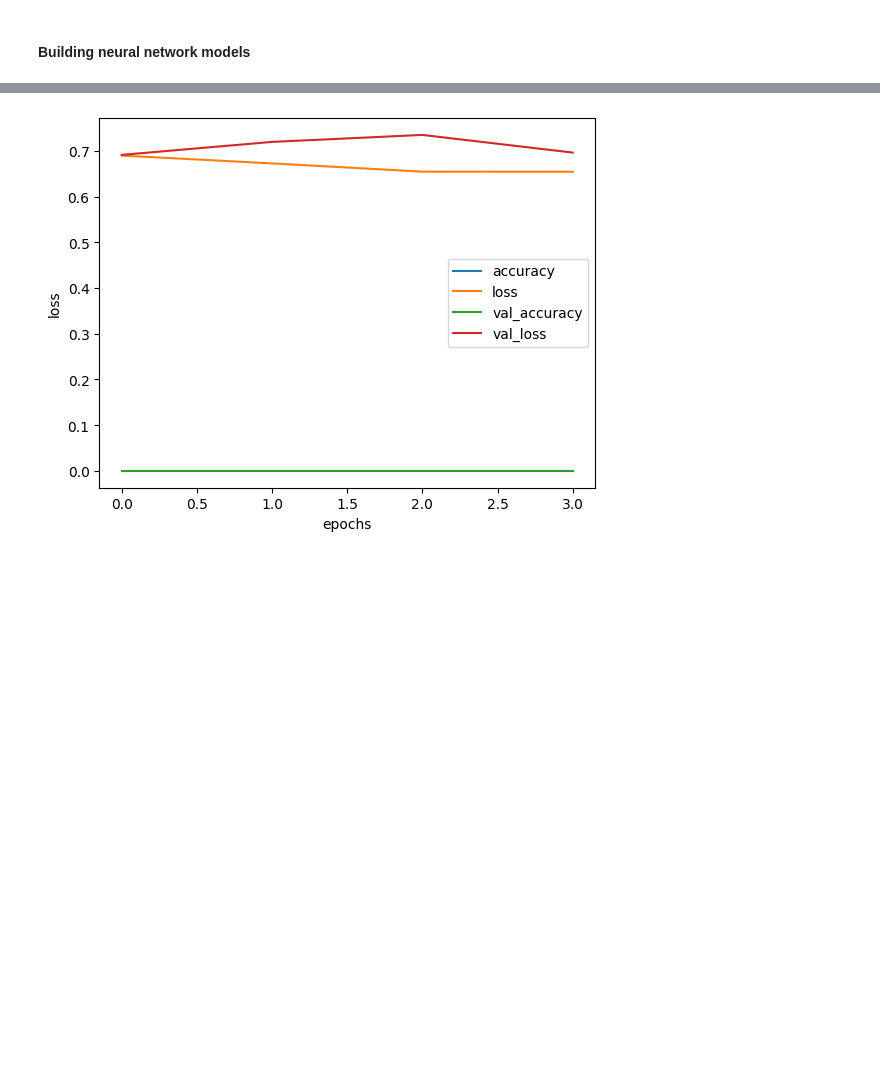
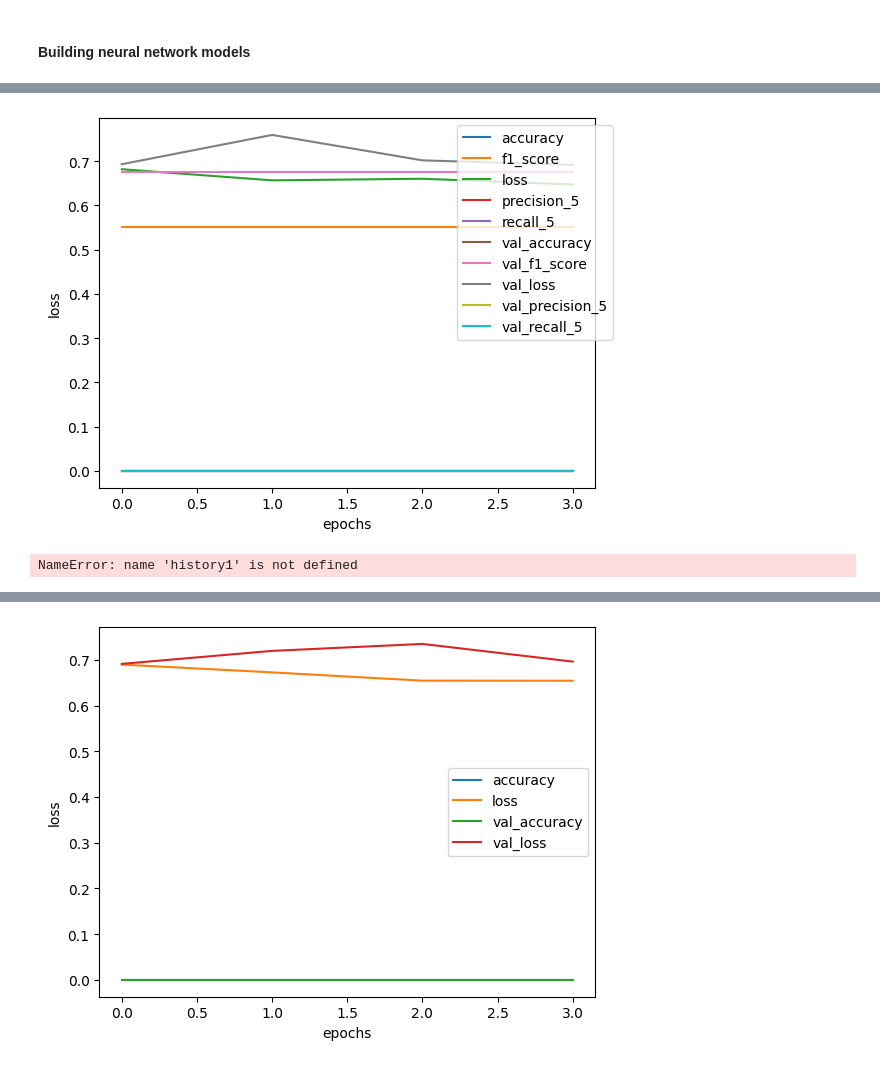
Before and after one commit to Yosef-ft/FraudDetection, a Jupyter notebook: notebooks/Model_training.ipynb, the cells around one changed output, grey strips where cells are left out. Drawn from its saved outputs; the diff is of its cells as text; code cells hidden in the pictures; blank space fills up the shorter version.

Commit message:
Notebook for training traditional models using fraud dataset

```diff
--- a/notebooks/Model_training.ipynb
+++ b/notebooks/Model_training.ipynb
@@ -85,5 +86,5 @@ boosting_model = GradientBoostingClassifier()
 mlp_model = MLPClassifier()
 
 for model in [lr_model, tree_model, forest_model, boosting_model, mlp_model]:
-    model_utils.best_model(X_train_fraud[:100], y_train_fraud[:100], X_val_fraud[:100], y_val_fraud[:100], model, False)
+    model_utils.best_model(X_train_fraud, y_train_fraud, X_val_fraud, y_val_fraud, model, False)
 # %% [output]
@@ -118,2 +109,40 @@ for model in [lr_model, tree_model, forest_model, boosting_model, mlp_model]:
 # %% [markdown]
 #### Building neural network models
+# %%
+def train_neurals(model_name: str,X_train, y_train, X_val,y_val ,credit= False):
+    mlflow.set_tracking_uri("http://127.0.0.1:5000")
+
+    time = datetime.now().strftime("%Y-%m-%d_%H-%M-%S")
+    cp = ModelCheckpoint(f'../Models/{model_name}_model_{time}.keras', save_best_only=True)
+    callback = EarlyStopping(monitor='val_accuracy', patience=3)
+
+    input_shape = (30,1) if credit else (203,1)
+    mlflow.set_experiment("creditCard_Models") if credit else mlflow.set_experiment("Fraud_Models")
+
+    if model_name == 'LSTM':
+
+        model = Sequential()
+        model.add(InputLayer(input_shape=input_shape))
+        model.add(LSTM(64, activation='tanh', return_sequences=False))
+        model.add(Dense(8, activation='relu'))
+        model.add(Dense(1, activation='sigmoid'))
+
+        model.compile(
+            loss=BinaryCrossentropy(),
+            optimizer=Adam(learning_rate=0.01),
+            metrics=[Accuracy(), Precision(), Recall(), F1Score()]
+        )
+
+
+    mlflow.tensorflow.autolog()
+    with mlflow.start_run(run_name=f'fraud_{model_name}'):
+        history = model.fit(X_train[:100], y_train[:100], validation_data=(X_val[:100], y_val[:100]),
+                        epochs=50, callbacks=[cp, callback], batch_size = 128, verbose=1)
+
+    pd.DataFrame(history.history).plot()
+    plt.ylabel("loss")
+    plt.legend(loc='upper right', bbox_to_anchor=(1.05, 1))
+    plt.xlabel("epochs");
+# %%
+train_neurals('LSTM', X_train_fraud[:100], y_train_fraud[:100], X_val_fraud[:100], y_val_fraud[:100], False)
+# %% [output]
@@ -119,0 +162,5 @@ for model in [lr_model, tree_model, forest_model, boosting_model, mlp_model]:
+[figure, added]
+# %%
+pd.DataFrame(history1.history)
+# %% [output]
+NameError: name 'history1' is not defined
```
Also changed, not shown: parts of 11 cells of this notebook.
